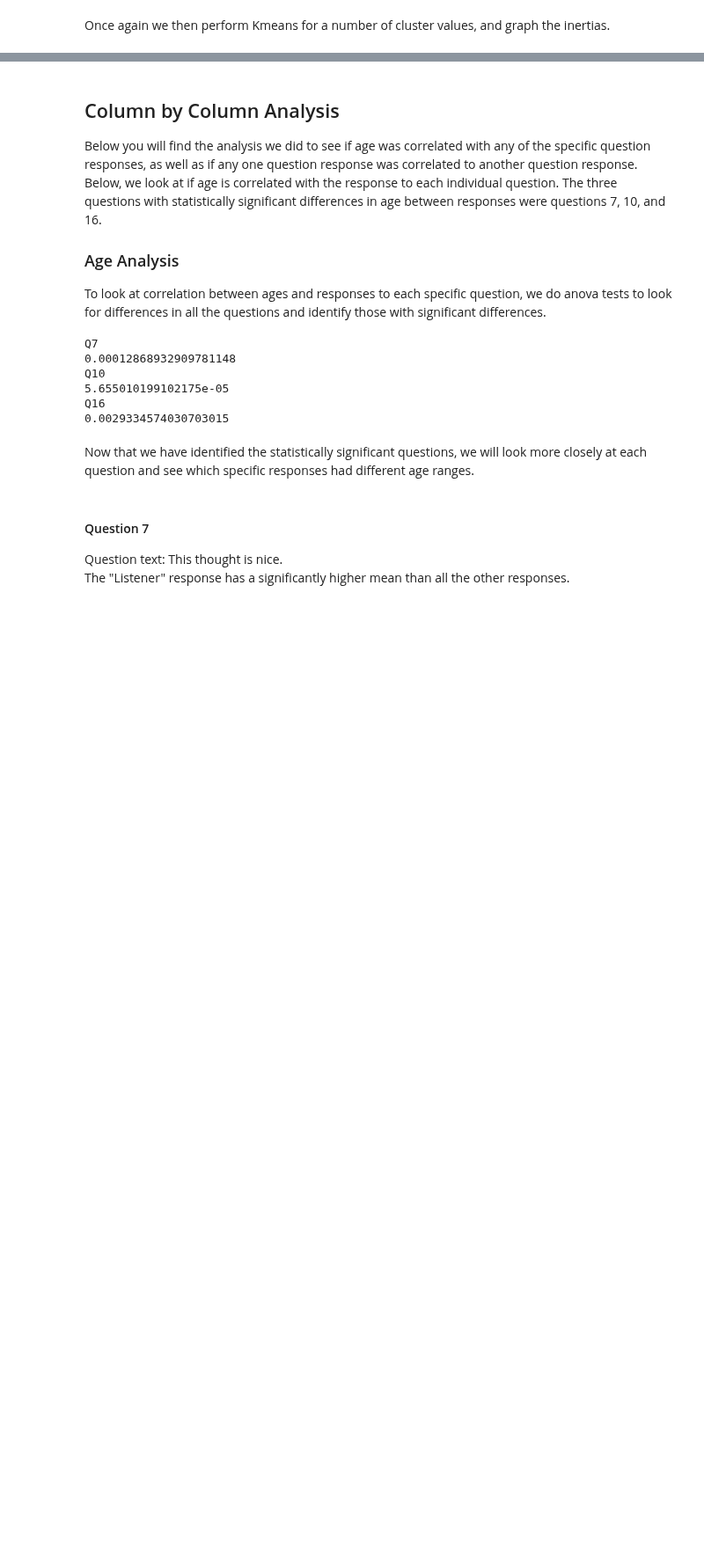
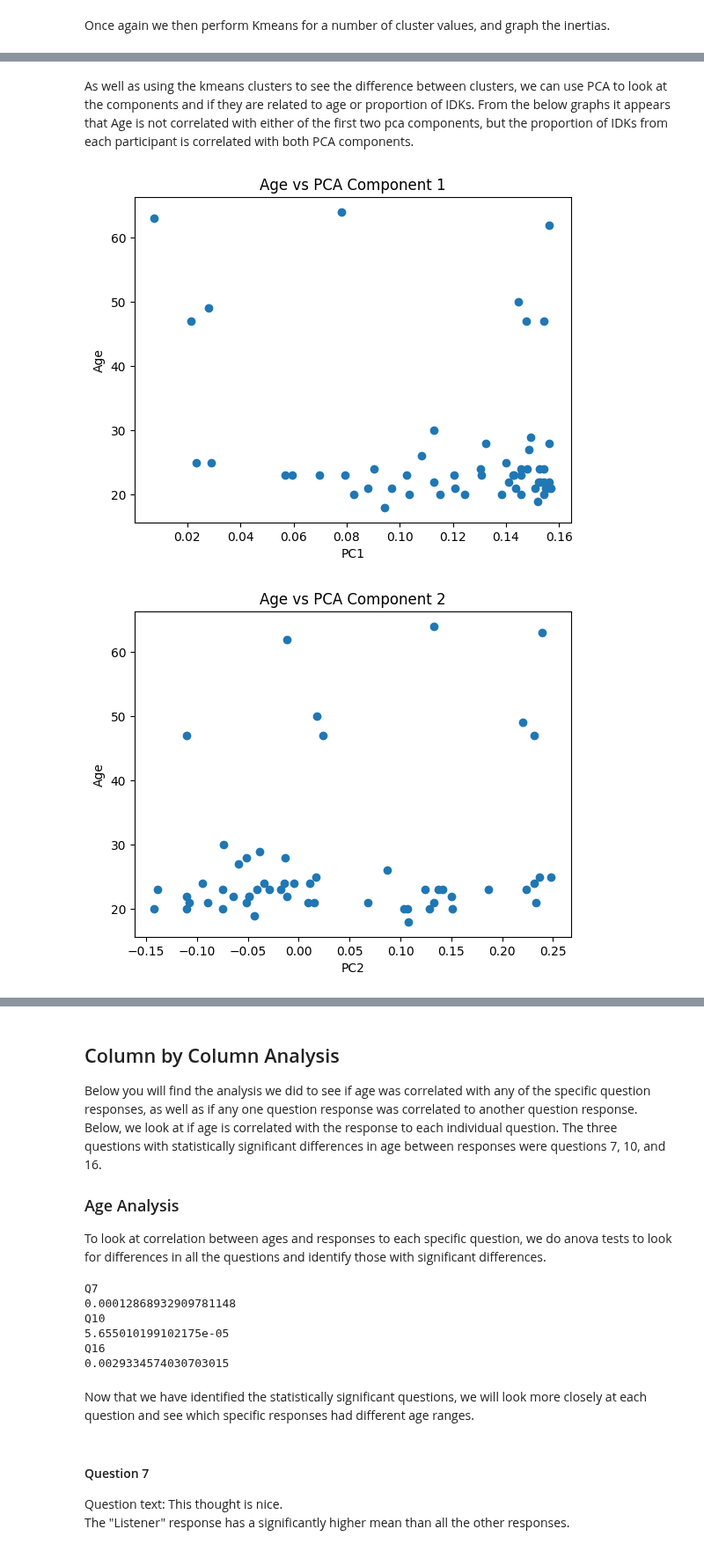
Before and after one commit to zstephe/zstephe.github.io, a Jupyter notebook: honorifics/clustering.ipynb, the cells around one changed output, grey strips where cells are left out. Shown at 88% size. Cells and saved outputs as stored; diff of their text form; code cells hidden in the pictures; blank space fills up the shorter version.

```diff
--- a/honorifics/clustering.ipynb
+++ b/honorifics/clustering.ipynb
@@ -83,6 +71,10 @@ Now that we have clusters to work with, we can see if there are any age differen
 clusterDf["Age"]=data["Age"]
 # print the cluster sets for 6 clusters
 rows6 = printClusterSetAge(clusterDf,6)
+for i in range(len(rows6)):
+    rows6[i] = rows6[i].dropna()
+
 print(f_oneway(*rows6,nan_policy="omit"))
+#print(tukey_hsd(*rows6))
 # %% [output]
 Cluster 0
@@ -325,0 +207,16 @@ totalImportance
+# %%
+kmeans3 = fitKmeans(3,encoded,randomSeed=randomSeed)
+qData = data[qcols]
+centroids = kmeans3.cluster_centers_
+proportionIDK = []
+
+for i, row in qData.iterrows():
+    counts = row.value_counts()
+    try:
+        proportionIDK.append(counts["I don't know"]/17)
+    except:
+        proportionIDK.append(0)
+proportionIDK = pd.Series(proportionIDK)
+
+print(f_oneway(proportionIDK[kmeans3.labels_==0],proportionIDK[kmeans3.labels_==1],proportionIDK[kmeans3.labels_==2]).pvalue)
+print(tukey_hsd(proportionIDK[kmeans3.labels_==0],proportionIDK[kmeans3.labels_==1],proportionIDK[kmeans3.labels_==2]))
@@ -325,0 +306,44 @@ totalImportance
+# %% [markdown]
+As well as using the kmeans clusters to see the difference between clusters, we can use PCA to look at the components and if they are related to age or proportion of IDKs. From the below graphs it appears that Age is not correlated with either of the first two pca components, but the proportion of IDKs from each participant is correlated with both PCA components.
+# %%
+pca = PCA()
+pca.fit(encoded.transpose())
+
+
+plt.title('Age vs PCA Component 1')
+plt.xlabel('PC1')
+plt.ylabel('Age')
+plt.scatter(pca.components_[0],data['Age'])
+plt.show()
+plt.title('Age vs PCA Component 2')
+plt.xlabel('PC2')
+plt.ylabel('Age')
+plt.scatter(pca.components_[1],data['Age'])
+plt.show()
+plt.title('PCA Component 1 vs 1 (Age colored)')
+plt.xlabel('PC1')
+plt.ylabel('PC2')
+plt.set_cmap('copper')
+plt.scatter(pca.components_[0],pca.components_[1],c=data['Age'])
+plt.colorbar()
+plt.show()
+plt.title('Proportion IDK vs PCA Component 1')
+plt.xlabel('PC1')
+plt.ylabel('Proportion IDK')
+plt.scatter(pca.components_[0],proportionIDK)
+plt.show()
+plt.title('Proportion IDK vs PCA Component 1')
+plt.xlabel('PC2')
+plt.ylabel('Proportion IDK')
+plt.scatter(pca.components_[1],proportionIDK)
+plt.show()
+plt.title('PCA Component 1 vs 2 (Proportion IDK colored)')
+plt.xlabel('PC1')
+plt.ylabel('PC2')
+plt.set_cmap('copper')
+plt.scatter(pca.components_[0],pca.components_[1],c=proportionIDK)
+plt.colorbar()
+plt.show()
+# %% [output]
+[figure, added]
+[figure, added]
```
Also changed, not shown: parts of 35 cells of this notebook, 1 other file.
